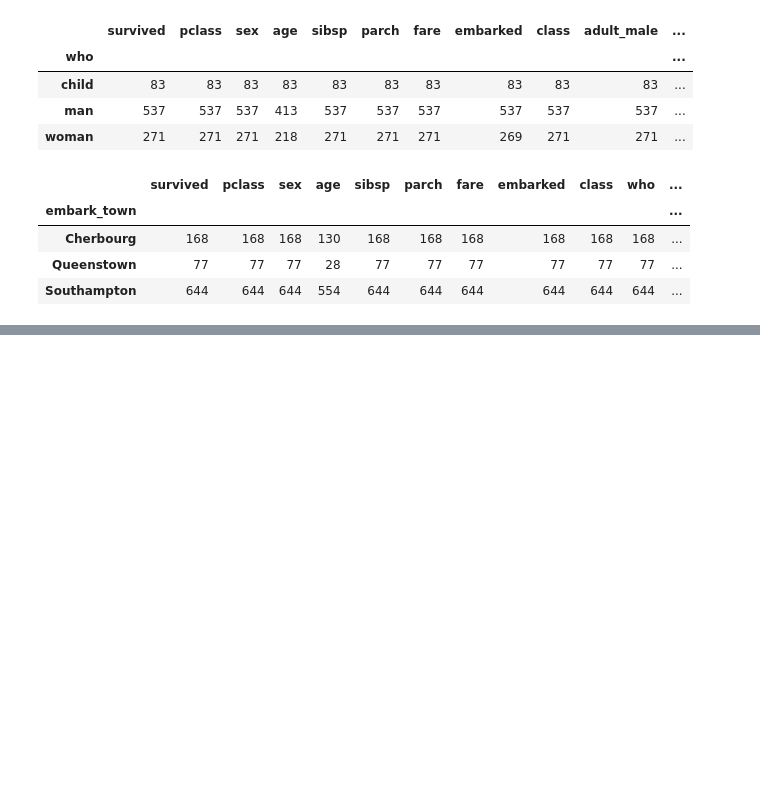
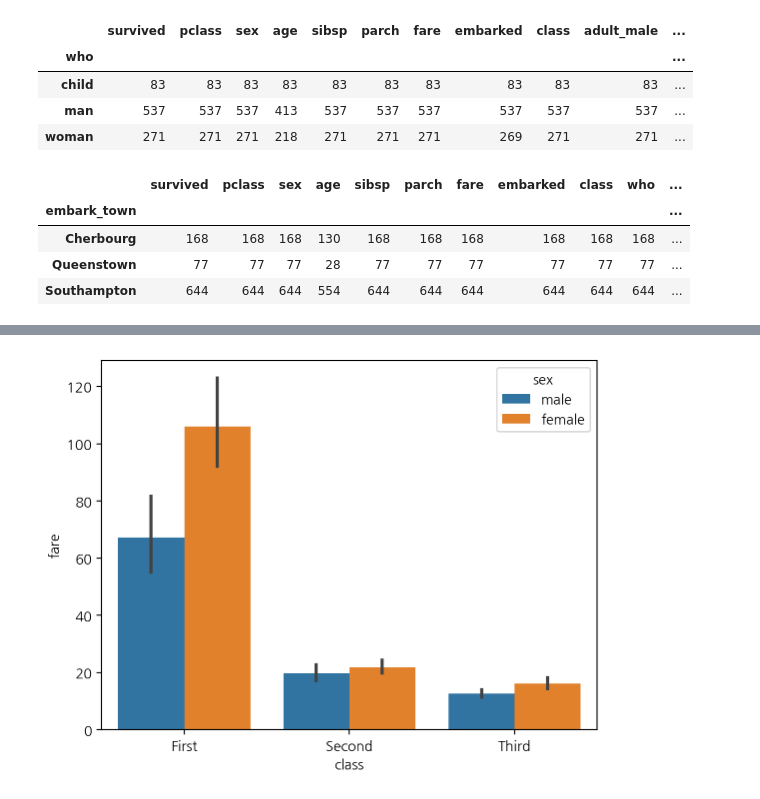
Before and after one commit to qwerqc/2024-1-my-BDA, a Jupyter notebook: inclass/02w_0319_tue_dataframe_basic.ipynb, the cells around one changed output, grey strips where cells are left out. Cells and saved outputs as stored; diff of their text form; code cells hidden in the pictures; blank space fills up the shorter version.

```diff
--- a/inclass/02w_0319_tue_dataframe_basic.ipynb
+++ b/inclass/02w_0319_tue_dataframe_basic.ipynb
@@ -279,0 +306,4 @@ titanic.groupby('embark_town').count()
+# %%
+sns.barplot(titanic, x="class", y="fare", hue="sex"); # 높이 : 평균
+# %% [output]
+[figure, added]
```
Also changed, not shown: parts of 59 cells of this notebook.
